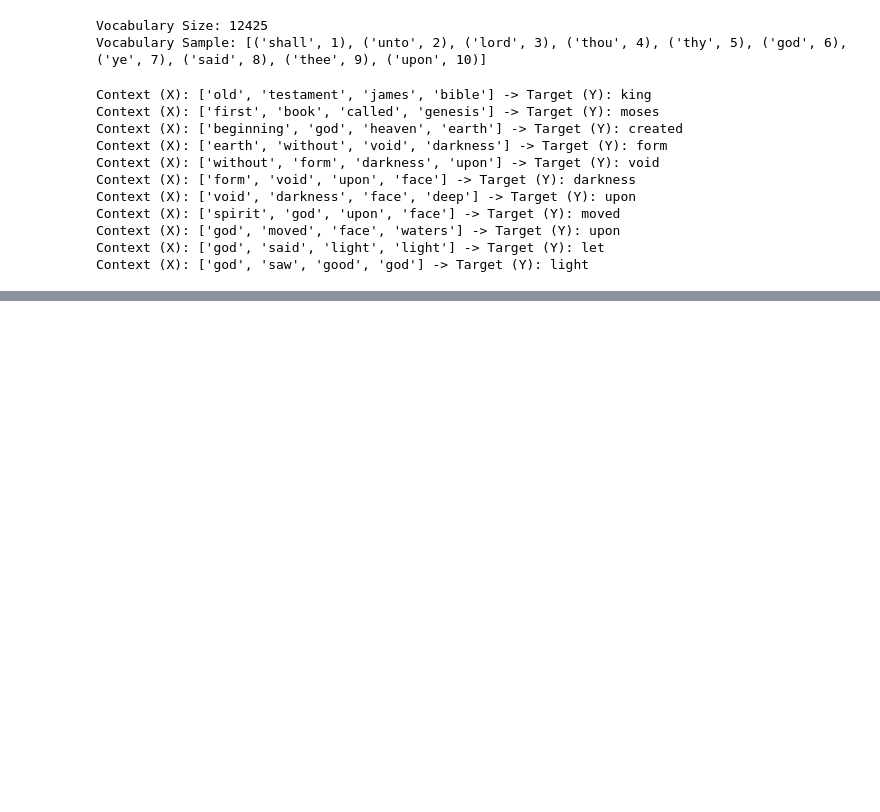
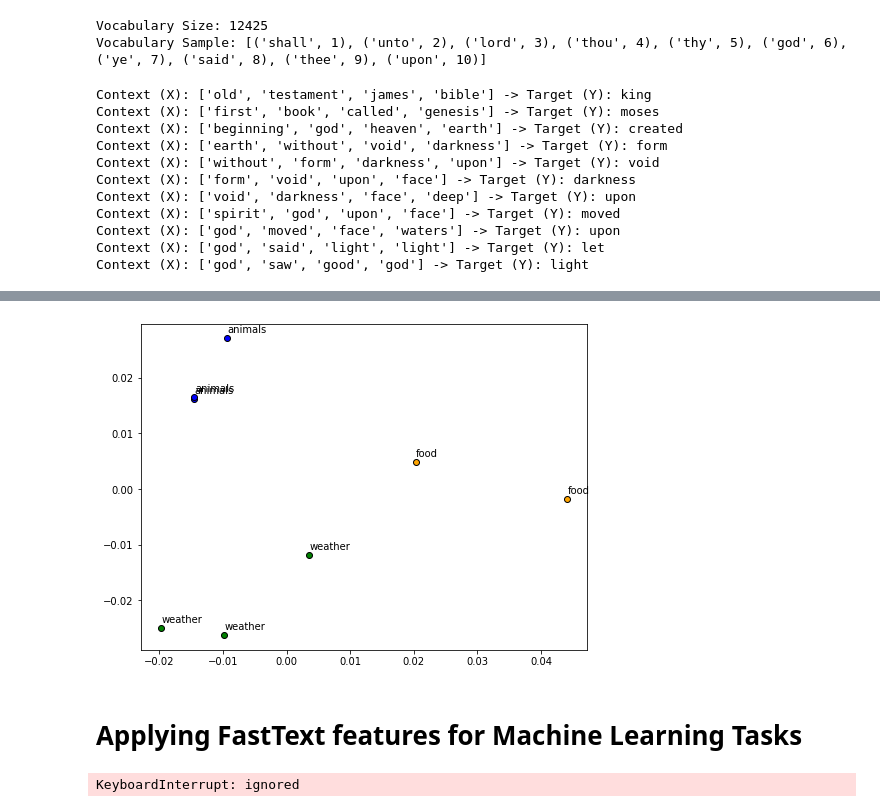
Before and after one commit to sanspareilsmyn/mldl_sandbox, a Jupyter notebook: word2vec_glove_fasttext.ipynb, the cells around one changed output, grey strips where cells are left out. Saved outputs shown, nothing was run; the diff lists cells and outputs as text; code cells hidden in the pictures; blank space fills up the shorter version.

```diff
--- a/word2vec_glove_fasttext.ipynb
+++ b/word2vec_glove_fasttext.ipynb
@@ -279,0 +350,8 @@ pd.DataFrame(weights, index=list(id2word.values())[1:]).head()
+# %%
+from sklearn.cluster import AffinityPropagation
+
+ap = AffinityPropagation()
+ap.fit(w2v_feature_array)
+cluster_labels = ap.labels_
+cluster_labels = pd.DataFrame(cluster_labels, columns=['ClusterLabel'])
+pd.concat([corpus_df, cluster_labels], axis=1)
@@ -279,0 +368,44 @@ pd.DataFrame(weights, index=list(id2word.values())[1:]).head()
+# %%
+
+from sklearn.decomposition import PCA
+
+pca = PCA(n_components=2, random_state=0)
+pcs = pca.fit_transform(w2v_feature_array)
+labels = ap.labels_
+categories = list(corpus_df['Category'])
+plt.figure(figsize=(8, 6))
+
+for i in range(len(labels)):
+    label = labels[i]
+    color = 'orange' if label == 0 else 'blue' if label == 1 else 'green'
+    annotation_label = categories[i]
+    x, y = pcs[i]
+    plt.scatter(x, y, c=color, edgecolors='k')
+    plt.annotate(annotation_label, xy=(x+1e-4, y+1e-3), xytext=(0, 0), textcoords='offset points')
+# %% [output]
+[figure, added]
+# %% [markdown]
+# Applying FastText features for Machine Learning Tasks
+# %%
+from gensim.models.fasttext import FastText
+
+wpt = nltk.WordPunctTokenizer()
+tokenized_corpus = [wpt.tokenize(document) for document in norm_bible]
+
+# Set values for various parameters
+feature_size = 100    # Word vector dimensionality
+window_context = 50          # Context window size
+min_word_count = 5   # Minimum word count
+sample = 1e-3   # Downsample setting for frequent words
+
+# sg decides whether to use the skip-gram model (1) or CBOW (0)
+ft_model = FastText(tokenized_corpus, size=feature_size, window=window_context,
+                    min_count=min_word_count,sample=sample, sg=1, iter=50)
+
+
+# view similar words based on gensim's FastText model
+similar_words = {search_term: [item[0] for item in ft_model.wv.most_similar([search_term], topn=5)]
+                  for search_term in ['god', 'jesus', 'noah', 'egypt', 'john', 'gospel', 'moses','famine']}
+similar_words
+# %% [output]
+KeyboardInterrupt: ignored
```
Also changed, not shown: parts of 5 cells of this notebook.
